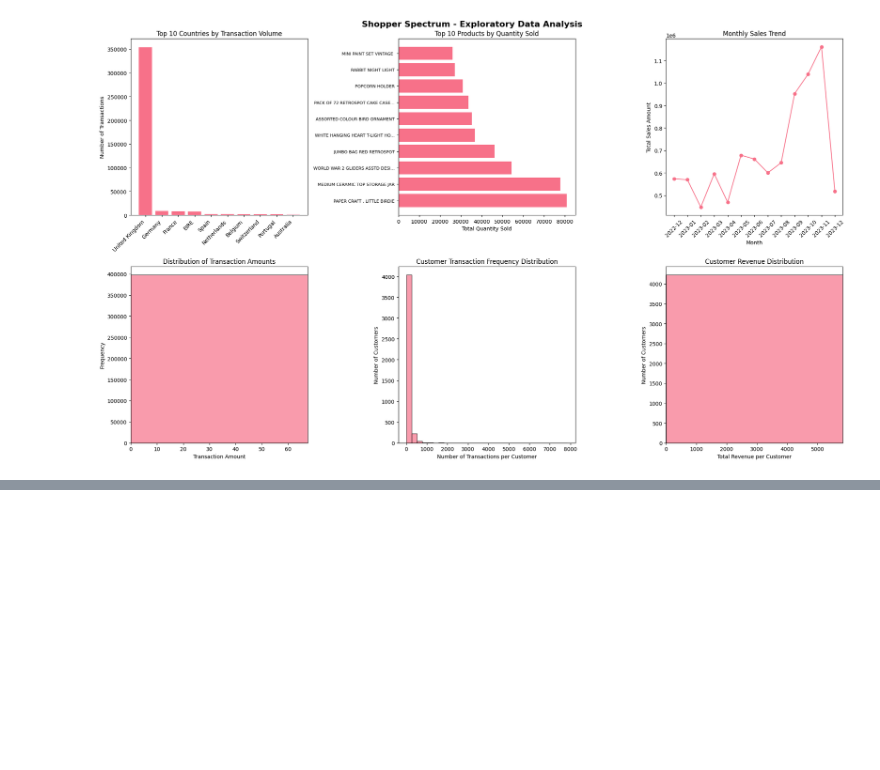
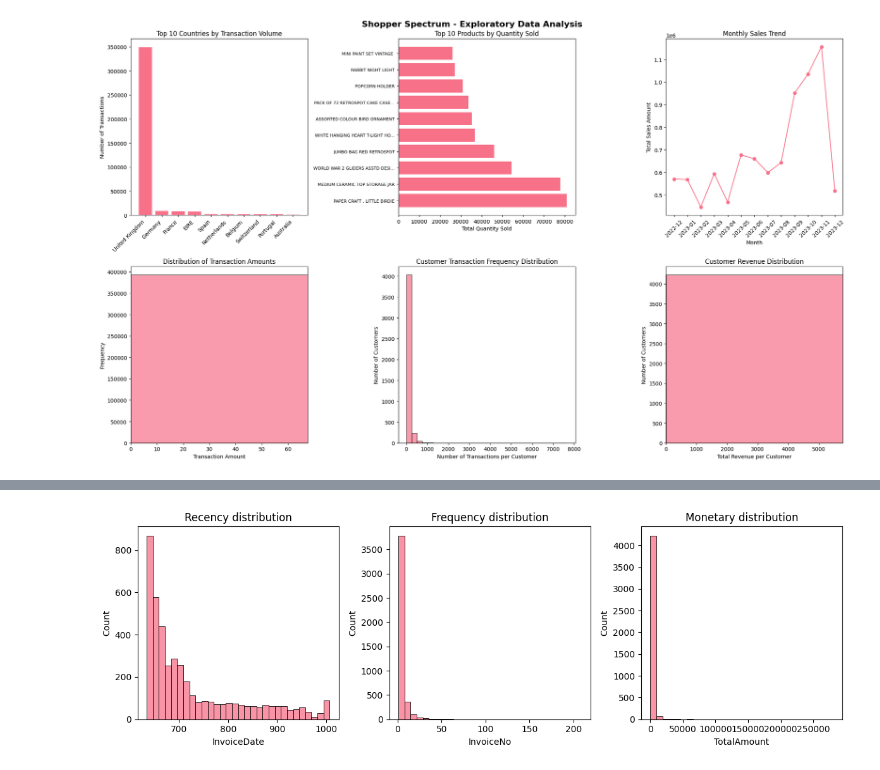
Before and after one commit to VasanthPrakasam/Project_3-Shopper_Spectrum_Segementation_and_recommendation, a Jupyter notebook: data_exploration.ipynb, the cells around one changed output, grey strips where cells are left out. Cells and saved outputs as stored; diff of their text form; code cells hidden in the pictures; blank space fills up the shorter version.

```diff
--- a/data_exploration.ipynb
+++ b/data_exploration.ipynb
@@ -254,3 +317,20 @@ plt.show()
+# %%
+# RFM distributions (histograms)
+plt.figure(figsize=(12,4))
+plt.subplot(1,3,1)
+sns.histplot((datetime.now() - shopper_spectrum.groupby('CustomerID')['InvoiceDate'].max()).dt.days, bins=30)
+plt.title('Recency distribution')
+plt.subplot(1,3,2)
+sns.histplot(shopper_spectrum.groupby('CustomerID')['InvoiceNo'].nunique(), bins=30)
+plt.title('Frequency distribution')
+plt.subplot(1,3,3)
+sns.histplot(shopper_spectrum.groupby('CustomerID')['TotalAmount'].sum(), bins=30)
+plt.title('Monetary distribution')
+plt.tight_layout()
+plt.savefig('figures_rfm_distributions.png', dpi=120)
+plt.show()
+# %% [output]
+[figure, added]
 # %%
 # Print summary statistics
 print("\n=== SUMMARY STATISTICS ===")
```
Also changed, not shown: parts of 44 cells of this notebook, 4 other files.
